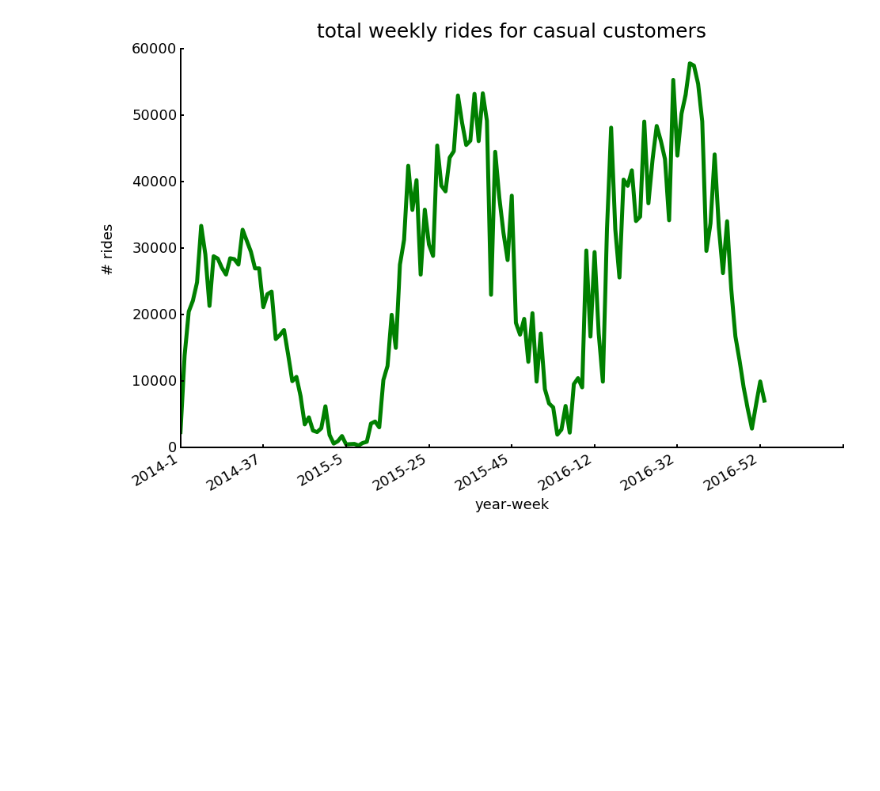
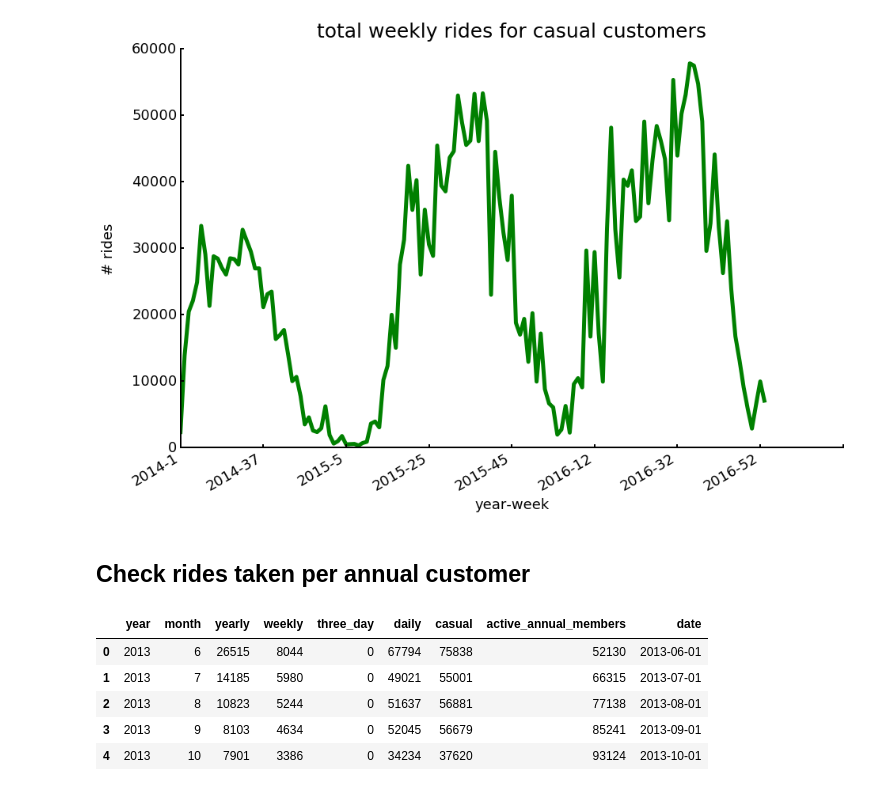
Before and after one commit to cleipski/Citibike, a Jupyter notebook: citibike_02.ipynb, the cells around one changed output. Saved outputs shown, nothing was run; the diff lists cells and outputs as text; code cells hidden in the pictures; blank space fills up the shorter version.

```diff
--- a/citibike_02.ipynb
+++ b/citibike_02.ipynb
@@ -882,3 +1137,5 @@ ax.yaxis.set_ticks_position('left')
 ax.xaxis.set_ticks_position('bottom')
 # %% [output]
 [figure]
+# %% [markdown]
+## Check rides taken per annual customer
@@ -884,0 +1152,9 @@ ax.xaxis.set_ticks_position('bottom')
+# %%
+df_sales.head()
+# %% [output]
+|  | year | month | yearly | weekly | three_day | daily | casual | active_annual_members | date |
+| 0 | 2013 | 6 | 26515 | 8044 | 0 | 67794 | 75838 | 52130 | 2013-06-01 |
+| 1 | 2013 | 7 | 14185 | 5980 | 0 | 49021 | 55001 | 66315 | 2013-07-01 |
+| 2 | 2013 | 8 | 10823 | 5244 | 0 | 51637 | 56881 | 77138 | 2013-08-01 |
+| 3 | 2013 | 9 | 8103 | 4634 | 0 | 52045 | 56679 | 85241 | 2013-09-01 |
+| 4 | 2013 | 10 | 7901 | 3386 | 0 | 34234 | 37620 | 93124 | 2013-10-01 |
```
Also changed, not shown: parts of 18 cells of this notebook.
